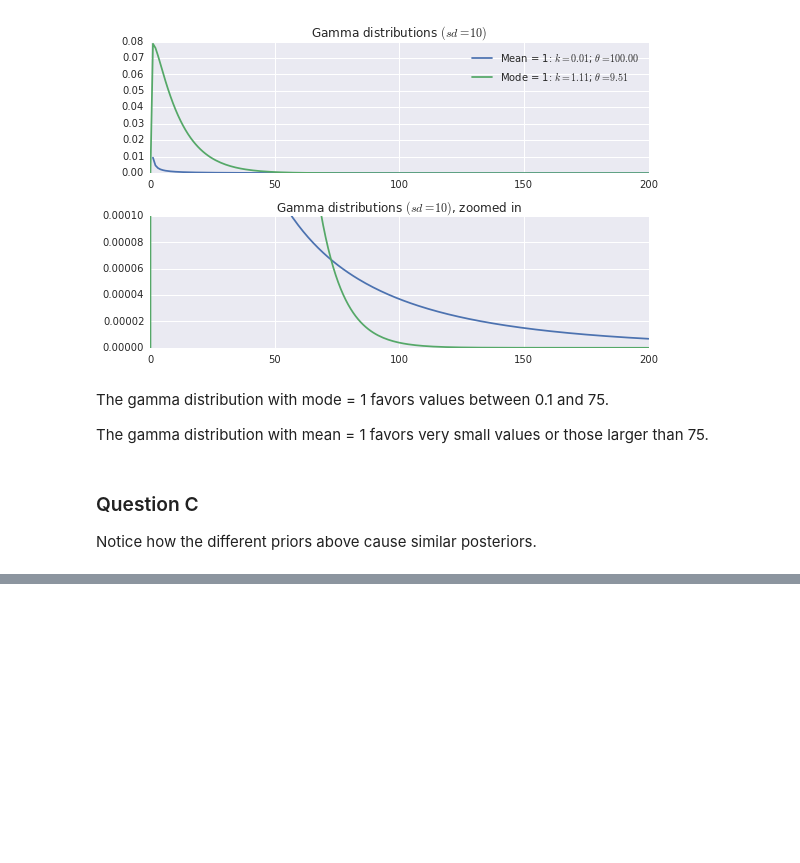
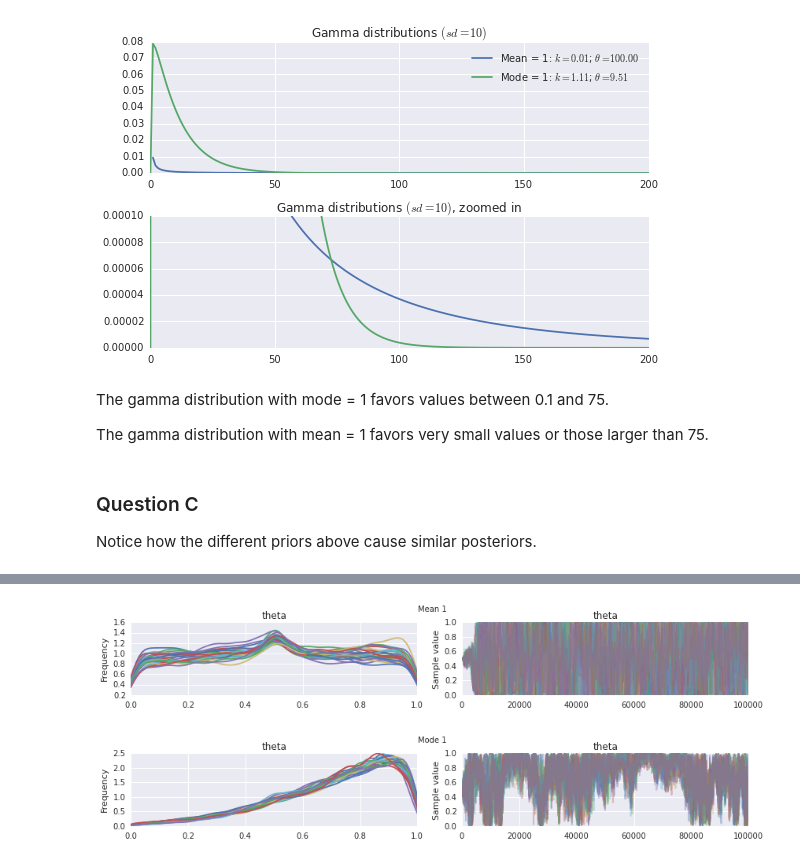
Before and after one commit to Nagasaki45/dbdapy, a Jupyter notebook: ch09.ipynb, the cells around one changed output, grey strips where cells are left out. Drawn from its saved outputs; the diff is of its cells as text; code cells hidden in the pictures; blank space fills up the shorter version.

```diff
--- a/ch09.ipynb
+++ b/ch09.ipynb
@@ -160,0 +219,8 @@ print(ess(subject_theta))
+# %%
+fig = pm.traceplot(mean_1_prior, vars=['theta'])
+fig.suptitle('Mean 1')
+fig = pm.traceplot(mode_1_prior, vars=['theta'])
+_ = fig.suptitle('Mode 1')
+# %% [output]
+[figure, added]
+[figure, added]
```
Also changed, not shown: parts of 14 cells of this notebook.
